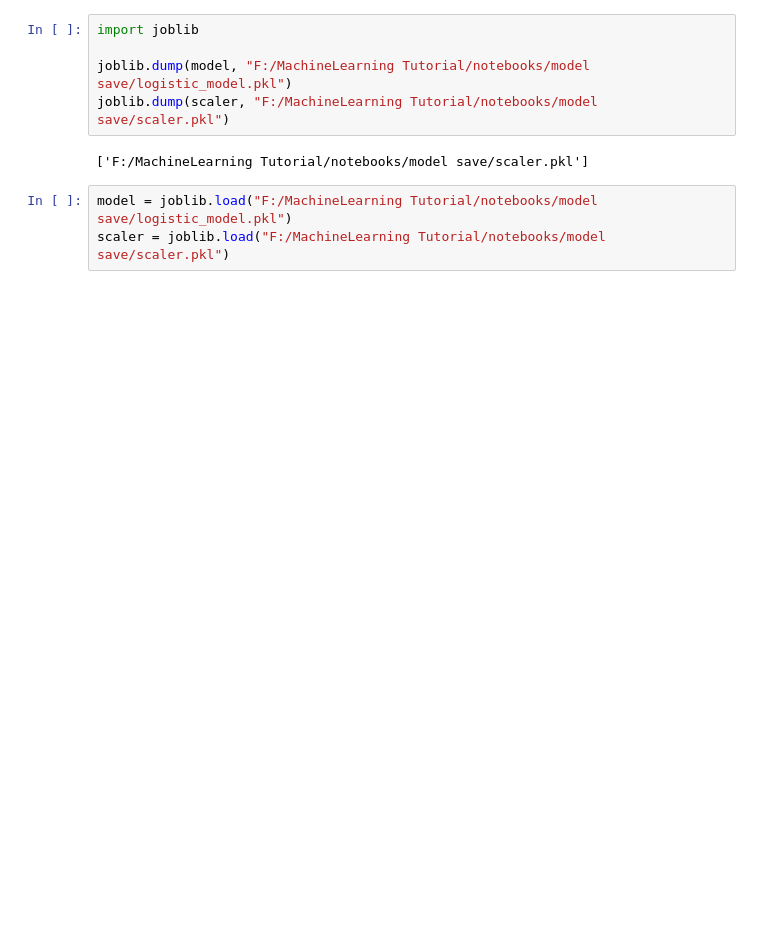
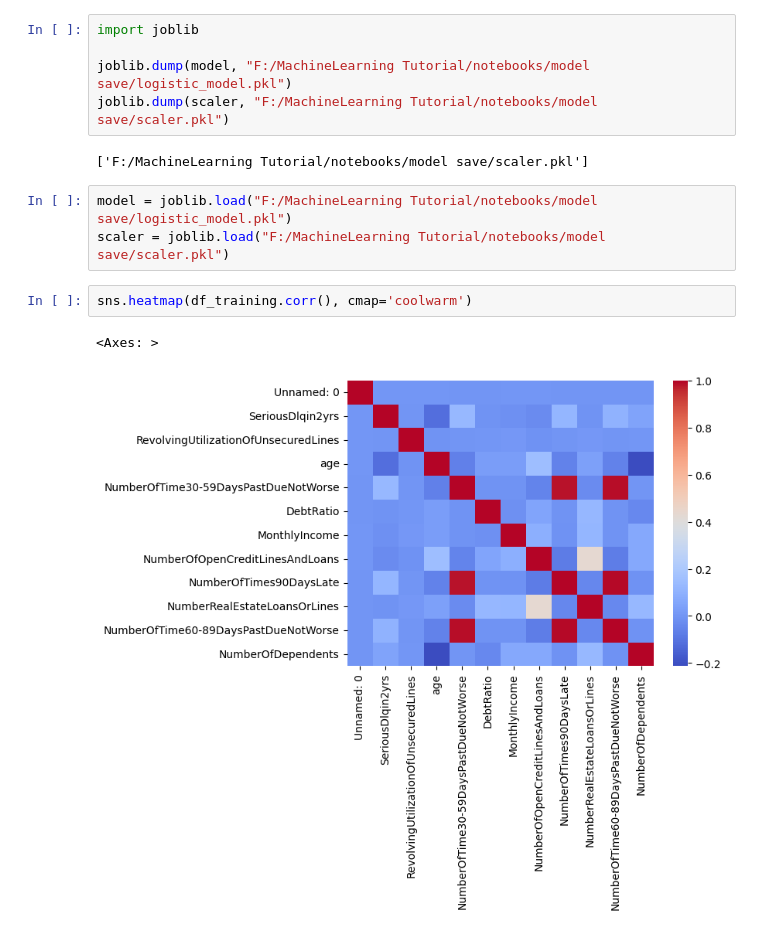
Before and after one commit to Baohoang555/Machine-Learning-, a Jupyter notebook: notebooks/LogisticRegression.ipynb, the cells around one changed output. Cells and saved outputs as stored; diff of their text form; blank space fills up the shorter version.

```diff
--- a/notebooks/LogisticRegression.ipynb
+++ b/notebooks/LogisticRegression.ipynb
@@ -211,3 +154,8 @@ joblib.dump(scaler, "F:/MachineLearning Tutorial/notebooks/model save/scaler.pkl
 # %%
 model = joblib.load("F:/MachineLearning Tutorial/notebooks/model save/logistic_model.pkl")
 scaler = joblib.load("F:/MachineLearning Tutorial/notebooks/model save/scaler.pkl")
+# %%
+sns.heatmap(df_training.corr(), cmap='coolwarm')
+# %% [output]
+<Axes: >
+[figure, added]
```
Also changed, not shown: parts of 14 cells of this notebook.
